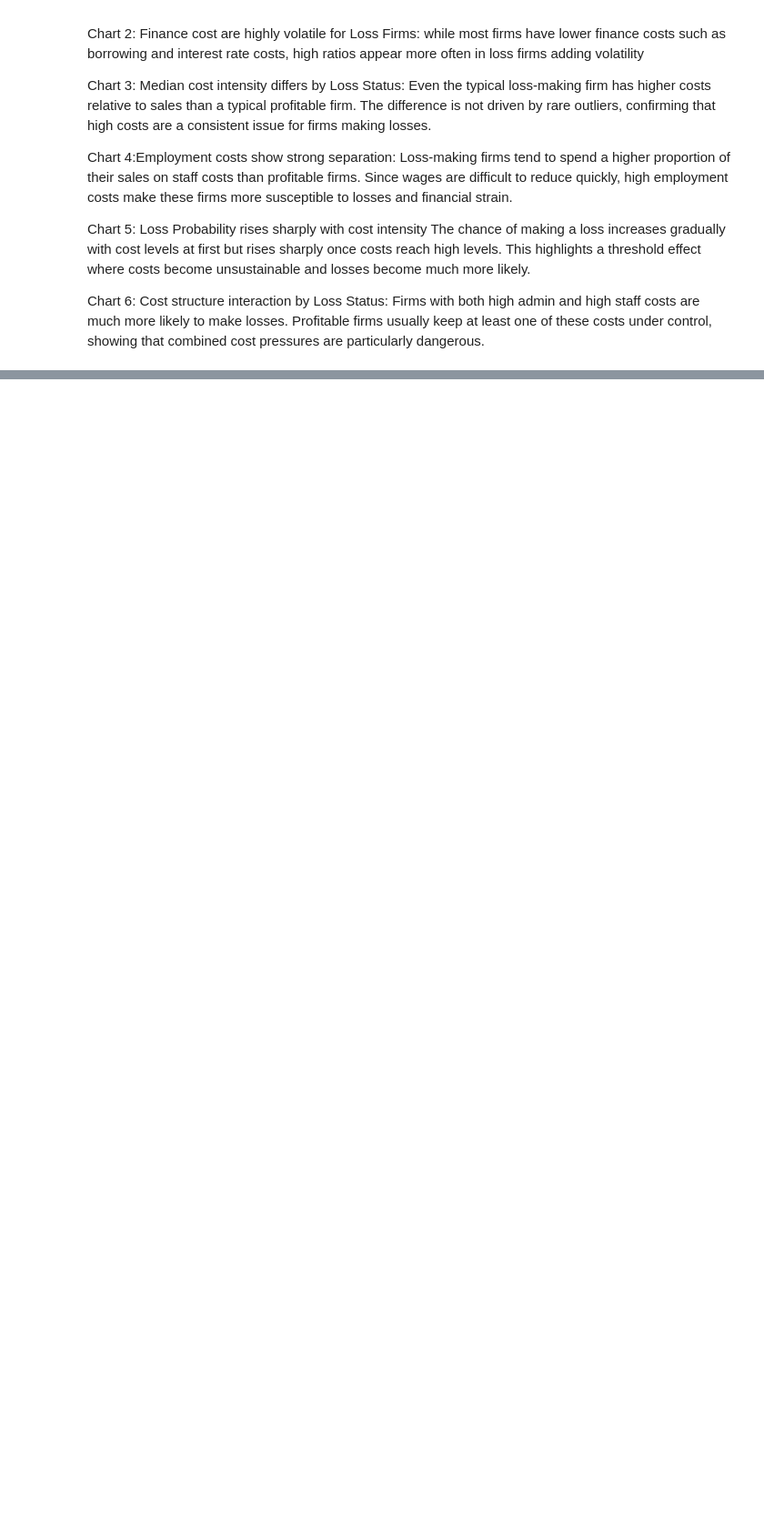
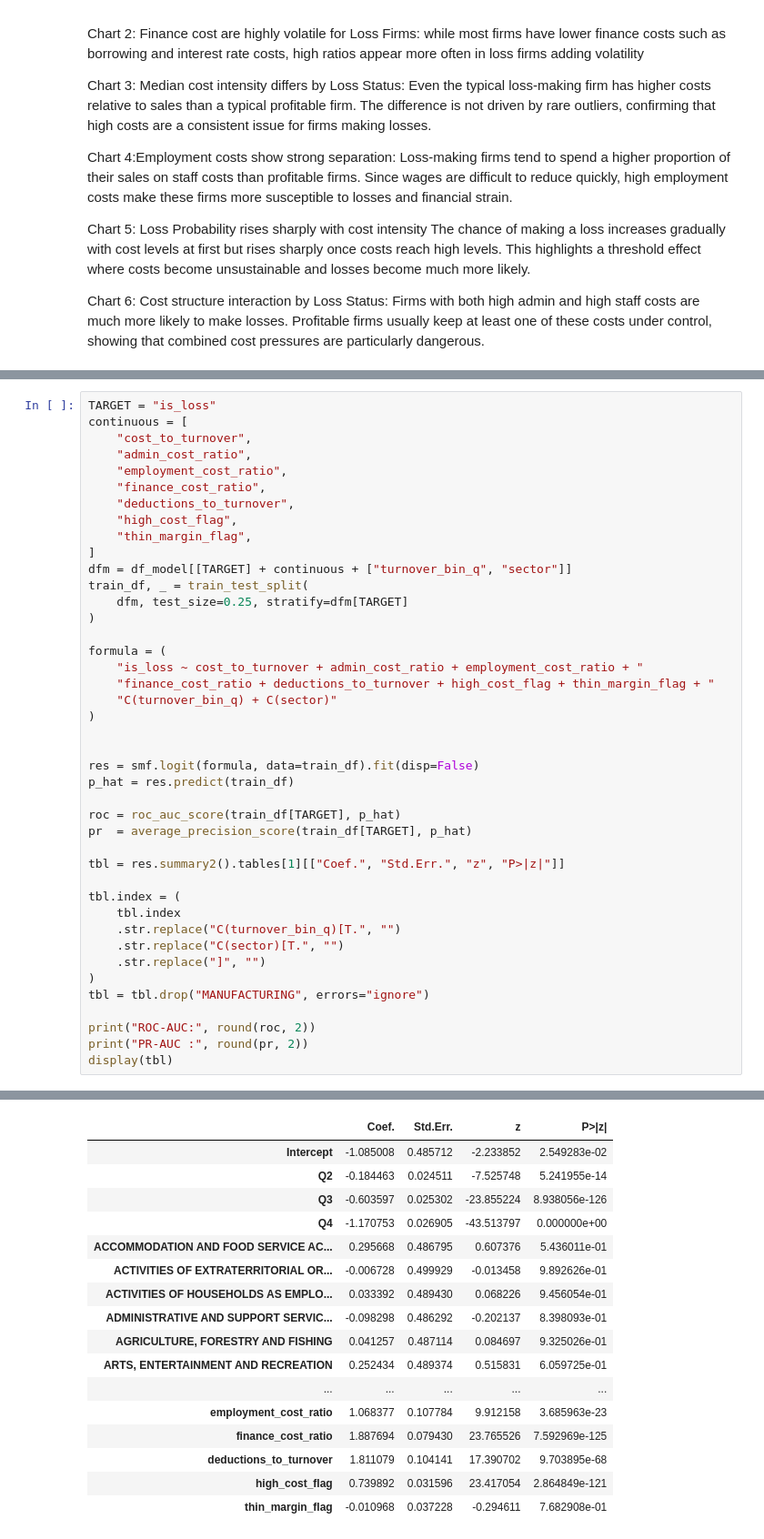
Before and after one commit to Ndunguuu01/Tax-Compliance-Prediction-Radar, a Jupyter notebook: CIT_Loss_Prediction-NoteBook.ipynb, the cells around one changed output, grey strips where cells are left out. Shown at 91% size. Cells and saved outputs as stored; diff of their text form; blank space fills up the shorter version.

Commit message:
Update note book with logit and random forest model

```diff
--- a/CIT_Loss_Prediction-NoteBook.ipynb
+++ b/CIT_Loss_Prediction-NoteBook.ipynb
@@ -802,0 +814,43 @@ Chart 6: Cost structure interaction by Loss Status: Firms with both high admin a
+# %%
+TARGET = "is_loss"
+continuous = [
+    "cost_to_turnover",
+    "admin_cost_ratio",
+    "employment_cost_ratio",
+    "finance_cost_ratio",
+    "deductions_to_turnover",
+    "high_cost_flag",
+    "thin_margin_flag",
+]
+dfm = df_model[[TARGET] + continuous + ["turnover_bin_q", "sector"]]
+train_df, _ = train_test_split(
+    dfm, test_size=0.25, stratify=dfm[TARGET]
+)
+
+formula = (
+    "is_loss ~ cost_to_turnover + admin_cost_ratio + employment_cost_ratio + "
+    "finance_cost_ratio + deductions_to_turnover + high_cost_flag + thin_margin_flag + "
+    "C(turnover_bin_q) + C(sector)"
+)
+
+
+res = smf.logit(formula, data=train_df).fit(disp=False)
+p_hat = res.predict(train_df)
+
+roc = roc_auc_score(train_df[TARGET], p_hat)
+pr  = average_precision_score(train_df[TARGET], p_hat)
+
+tbl = res.summary2().tables[1][["Coef.", "Std.Err.", "z", "P>|z|"]]
+
+tbl.index = (
+    tbl.index
+    .str.replace("C(turnover_bin_q)[T.", "")
+    .str.replace("C(sector)[T.", "")
+    .str.replace("]", "")
+)
+tbl = tbl.drop("MANUFACTURING", errors="ignore")
+
+print("ROC-AUC:", round(roc, 2))
+print("PR-AUC :", round(pr, 2))
+display(tbl)
+# %% [output]
@@ -802,0 +859,17 @@ Chart 6: Cost structure interaction by Loss Status: Firms with both high admin a
+|  | Coef. | Std.Err. | z | P>|z| |
+| Intercept | -1.085008 | 0.485712 | -2.233852 | 2.549283e-02 |
+| Q2 | -0.184463 | 0.024511 | -7.525748 | 5.241955e-14 |
+| Q3 | -0.603597 | 0.025302 | -23.855224 | 8.938056e-126 |
+| Q4 | -1.170753 | 0.026905 | -43.513797 | 0.000000e+00 |
+| ACCOMMODATION AND FOOD SERVICE AC... | 0.295668 | 0.486795 | 0.607376 | 5.436011e-01 |
+| ACTIVITIES OF EXTRATERRITORIAL OR... | -0.006728 | 0.499929 | -0.013458 | 9.892626e-01 |
+| ACTIVITIES OF HOUSEHOLDS AS EMPLO... | 0.033392 | 0.489430 | 0.068226 | 9.456054e-01 |
+| ADMINISTRATIVE AND SUPPORT SERVIC... | -0.098298 | 0.486292 | -0.202137 | 8.398093e-01 |
+| AGRICULTURE, FORESTRY AND FISHING | 0.041257 | 0.487114 | 0.084697 | 9.325026e-01 |
+| ARTS, ENTERTAINMENT AND RECREATION | 0.252434 | 0.489374 | 0.515831 | 6.059725e-01 |
+| ... | ... | ... | ... | ... |
+| employment_cost_ratio | 1.068377 | 0.107784 | 9.912158 | 3.685963e-23 |
+| finance_cost_ratio | 1.887694 | 0.079430 | 23.765526 | 7.592969e-125 |
+| deductions_to_turnover | 1.811079 | 0.104141 | 17.390702 | 9.703895e-68 |
+| high_cost_flag | 0.739892 | 0.031596 | 23.417054 | 2.864849e-121 |
+| thin_margin_flag | -0.010968 | 0.037228 | -0.294611 | 7.682908e-01 |
```
Also changed, not shown: parts of 6 cells of this notebook.
